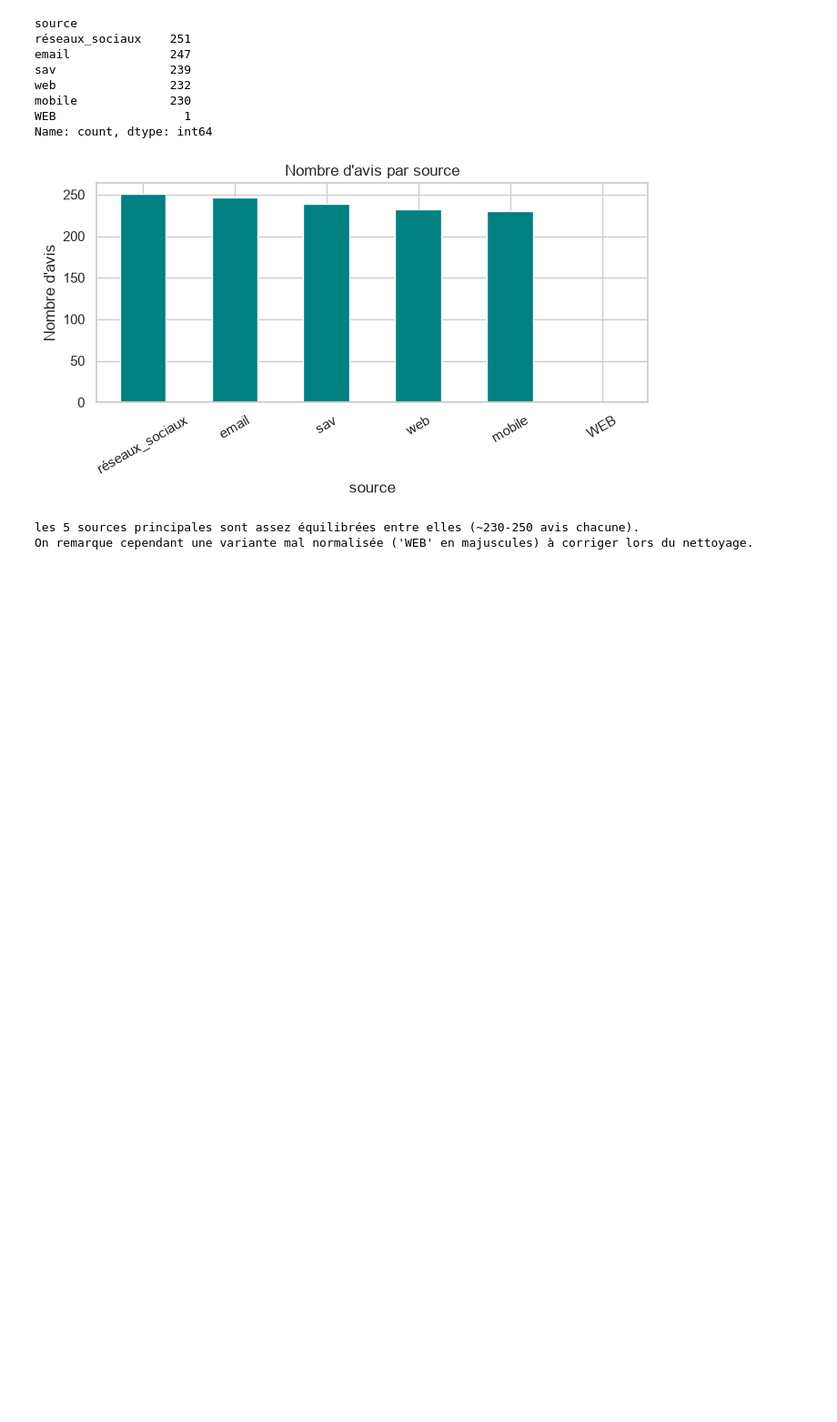
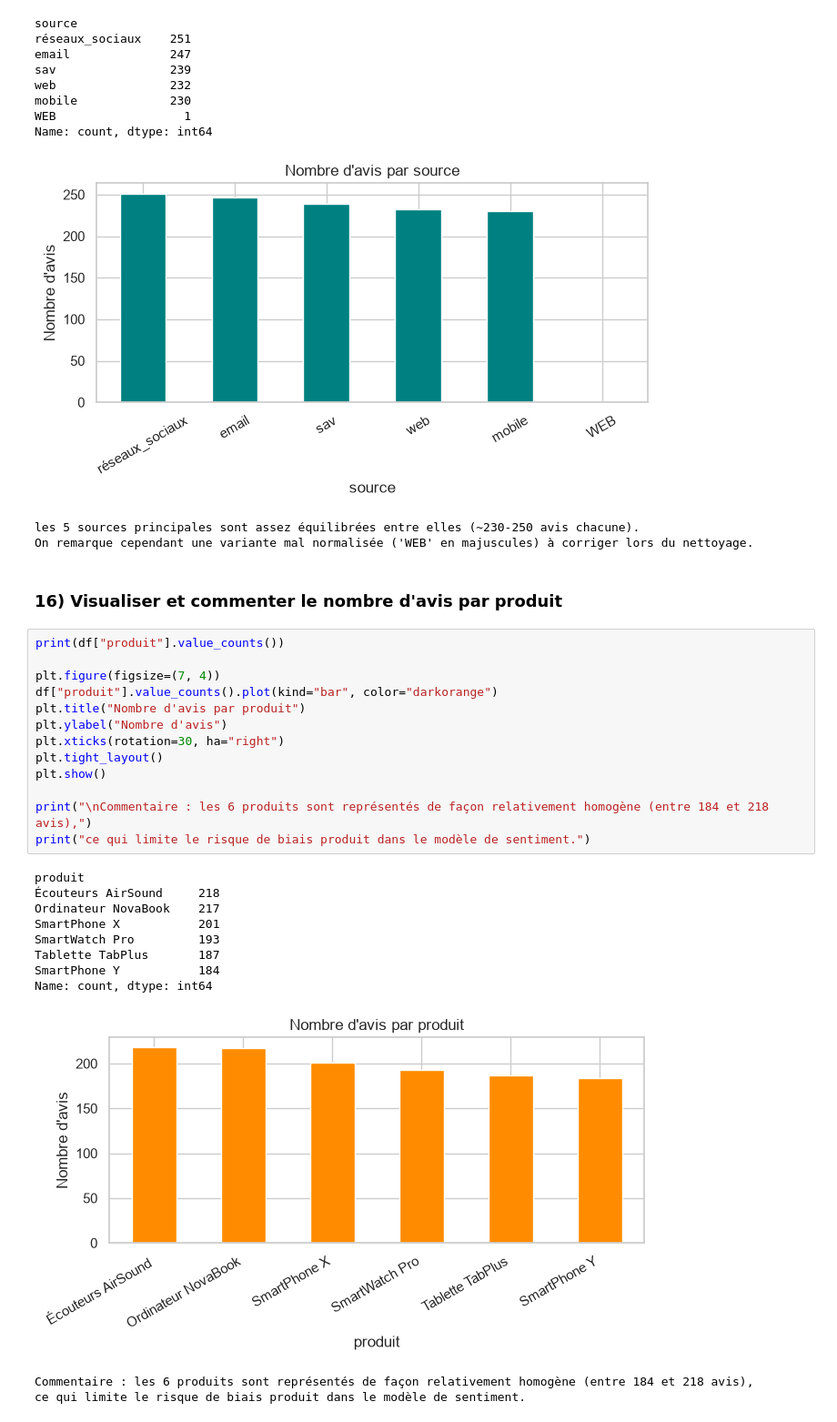
Before and after one commit to DIOPBARHAM/atelier_prepa_donnees_textuelles-, a Jupyter notebook: notebooks/atelier_prepa_donnees_textuelles.ipynb, the cells around one changed output. Shown at 91% size. Saved outputs shown, nothing was run; the diff lists cells and outputs as text; blank space fills up the shorter version.

Commit message:
Partie 1 – Exploration du corpus 16) Visualiser et commenter le nombre d'avis par produit

```diff
--- a/notebooks/atelier_prepa_donnees_textuelles.ipynb
+++ b/notebooks/atelier_prepa_donnees_textuelles.ipynb
@@ -373,3 +373,30 @@ Name: count, dtype: int64
 [figure]
 les 5 sources principales sont assez équilibrées entre elles (~230-250 avis chacune).
 On remarque cependant une variante mal normalisée ('WEB' en majuscules) à corriger lors du nettoyage.
+# %% [markdown]
+### 16) Visualiser et commenter le nombre d'avis par produit
+# %%
+print(df["produit"].value_counts())
+
+plt.figure(figsize=(7, 4))
+df["produit"].value_counts().plot(kind="bar", color="darkorange")
+plt.title("Nombre d'avis par produit")
+plt.ylabel("Nombre d'avis")
+plt.xticks(rotation=30, ha="right")
+plt.tight_layout()
+plt.show()
+
+print("\nCommentaire : les 6 produits sont représentés de façon relativement homogène (entre 184 et 218 avis),")
+print("ce qui limite le risque de biais produit dans le modèle de sentiment.")
+# %% [output]
+produit
+Écouteurs AirSound     218
+Ordinateur NovaBook    217
+SmartPhone X           201
+SmartWatch Pro         193
+Tablette TabPlus       187
+SmartPhone Y           184
+Name: count, dtype: int64
+[figure, added]
+Commentaire : les 6 produits sont représentés de façon relativement homogène (entre 184 et 218 avis),
+ce qui limite le risque de biais produit dans le modèle de sentiment.
```
